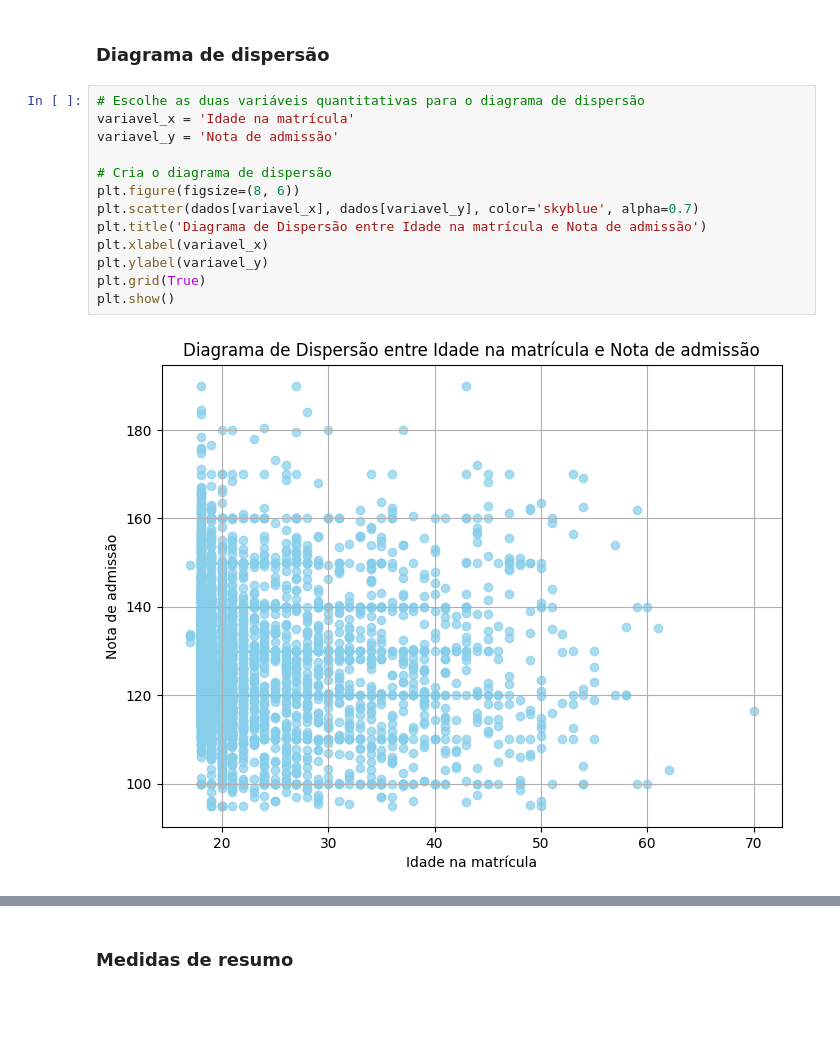
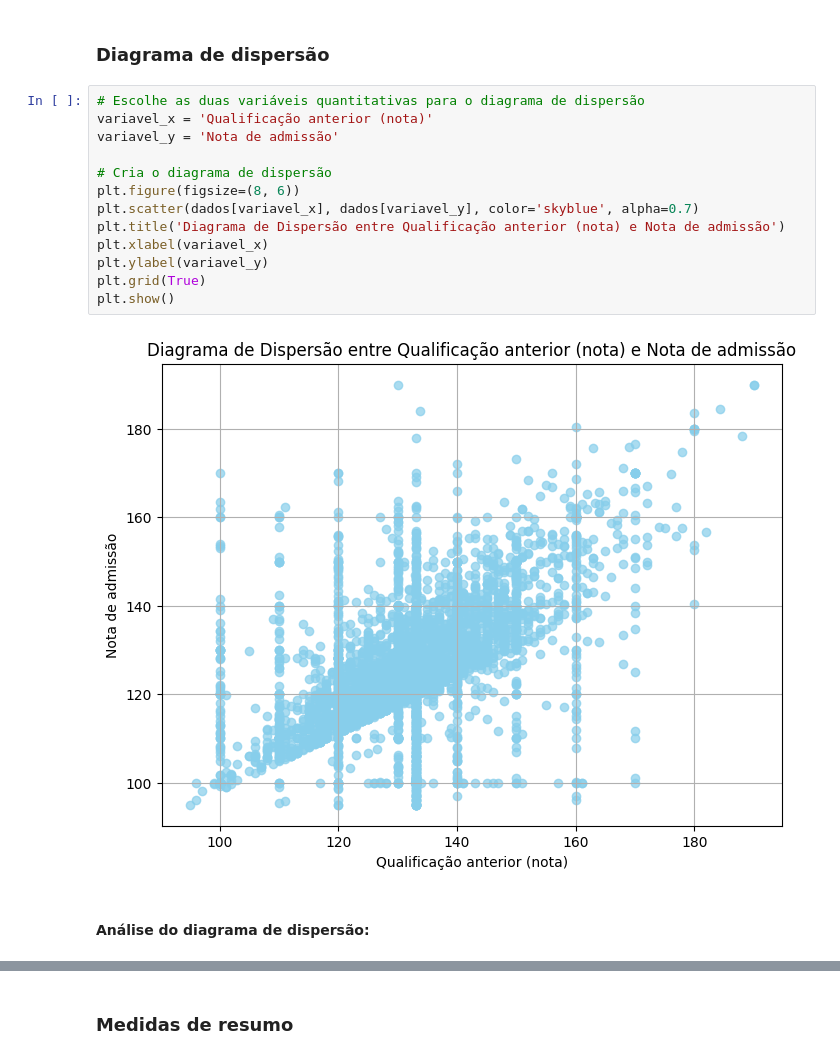
Before and after one commit to LeoRissetto/Trabalho-Estatistica, a Jupyter notebook: trabalho.ipynb, the cells around one changed output, grey strips where cells are left out. Drawn from its saved outputs; the diff is of its cells as text; blank space fills up the shorter version.

```diff
--- a/trabalho.ipynb
+++ b/trabalho.ipynb
@@ -315,16 +364,18 @@ for variavel in ['Nota de admissão', 'Taxa de desemprego']:
 ### Diagrama de dispersão
 # %%
 # Escolhe as duas variáveis quantitativas para o diagrama de dispersão
-variavel_x = 'Idade na matrícula'
+variavel_x = 'Qualificação anterior (nota)'
 variavel_y = 'Nota de admissão'
 
 # Cria o diagrama de dispersão
 plt.figure(figsize=(8, 6))
 plt.scatter(dados[variavel_x], dados[variavel_y], color='skyblue', alpha=0.7)
-plt.title('Diagrama de Dispersão entre Idade na matrícula e Nota de admissão')
+plt.title('Diagrama de Dispersão entre Qualificação anterior (nota) e Nota de admissão')
 plt.xlabel(variavel_x)
 plt.ylabel(variavel_y)
 plt.grid(True)
 plt.show()
 # %% [output]
-[figure, old version]
+[figure, new version]
+# %% [markdown]
+#### Análise do diagrama de dispersão:
```
Also changed, not shown: parts of 28 cells of this notebook, 2 other files.
